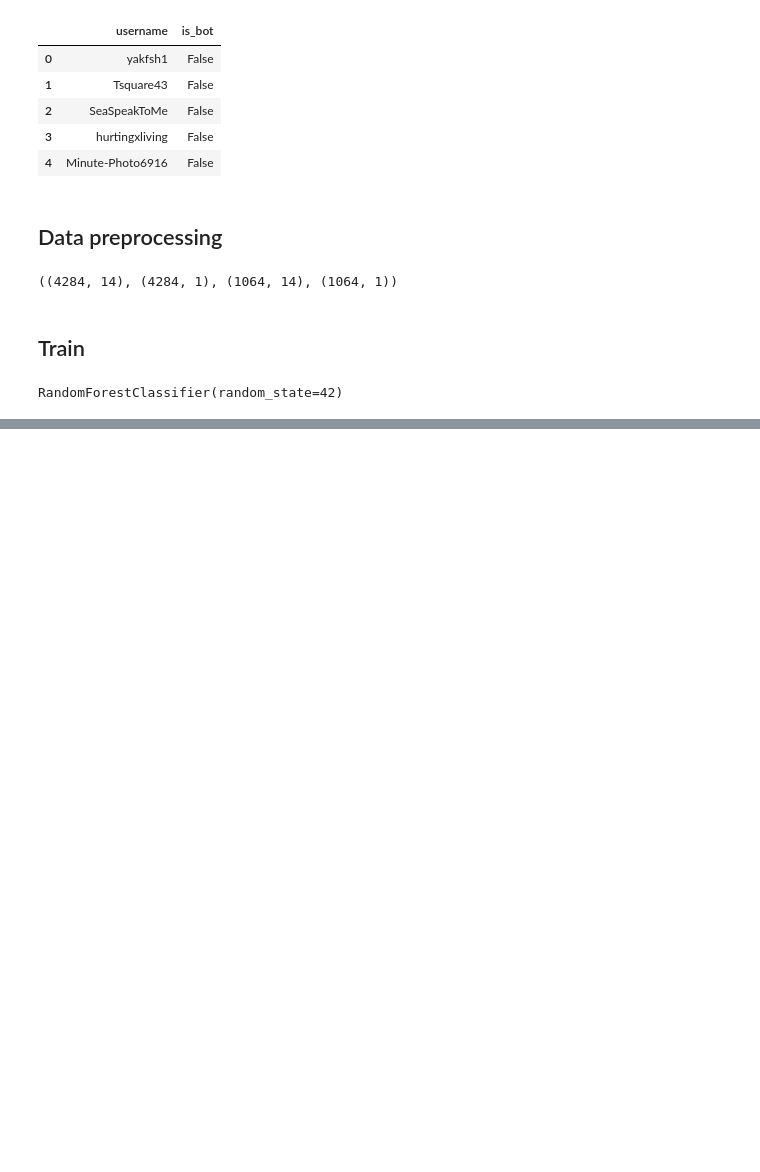
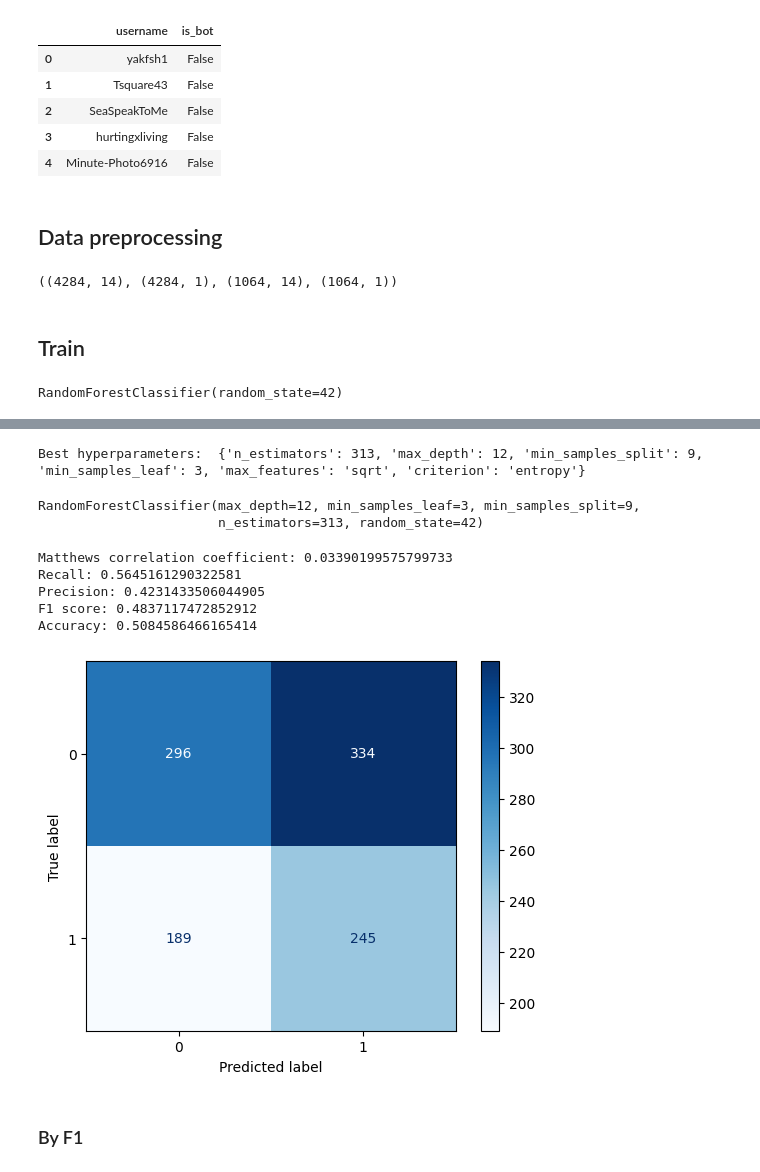
Before and after one commit to Dawir7/Bot-publication-analysis-in-social-media, a Jupyter notebook: analysis/Hyperparameter_tuning.ipynb, the cells around one changed output, grey strips where cells are left out. Saved outputs shown, nothing was run; the diff lists cells and outputs as text; code cells hidden in the pictures; blank space fills up the shorter version.

Commit message:
Optuna study
Added hyperparameter tuning using Optuna to the Hyperparameter_tuning.ipynb notebook.

```diff
--- a/analysis/Hyperparameter_tuning.ipynb
+++ b/analysis/Hyperparameter_tuning.ipynb
@@ -281,0 +304,3 @@ Accuracy: 0.525375939849624
+# %%
+study = optuna.create_study(direction='maximize')
+study.optimize(objective, n_trials=100, n_jobs=-1)
@@ -281,0 +325,27 @@ Accuracy: 0.525375939849624
+# %%
+print("Best hyperparameters: ", study.best_params)
+
+best_params = study.best_params
+best_clf = RandomForestClassifier(
+    n_estimators=best_params['n_estimators'],
+    max_depth=best_params['max_depth'],
+    min_samples_split=best_params['min_samples_split'],
+    min_samples_leaf=best_params['min_samples_leaf'],
+    max_features=best_params['max_features'],
+    random_state=42
+)
+best_clf.fit(X_train_preprocessed, y_train_preprocessed.values.ravel())
+# %% [output]
+Best hyperparameters:  {'n_estimators': 313, 'max_depth': 12, 'min_samples_split': 9, 'min_samples_leaf': 3, 'max_features': 'sqrt', 'criterion': 'entropy'}
+RandomForestClassifier(max_depth=12, min_samples_leaf=3, min_samples_split=9,
+                       n_estimators=313, random_state=42)
+# %%
+best_pred = best_clf.predict(X_test_preprocessed_np)
+print_metrics(y_test_preprocessed, best_pred)
+# %% [output]
+Matthews correlation coefficient: 0.03390199575799733
+Recall: 0.5645161290322581
+Precision: 0.4231433506044905
+F1 score: 0.4837117472852912
+Accuracy: 0.5084586466165414
+[figure, added]
@@ -281,0 +360,2 @@ Accuracy: 0.525375939849624
+# %% [markdown]
+### By F1
```
Also changed, not shown: parts of 19 cells of this notebook.
